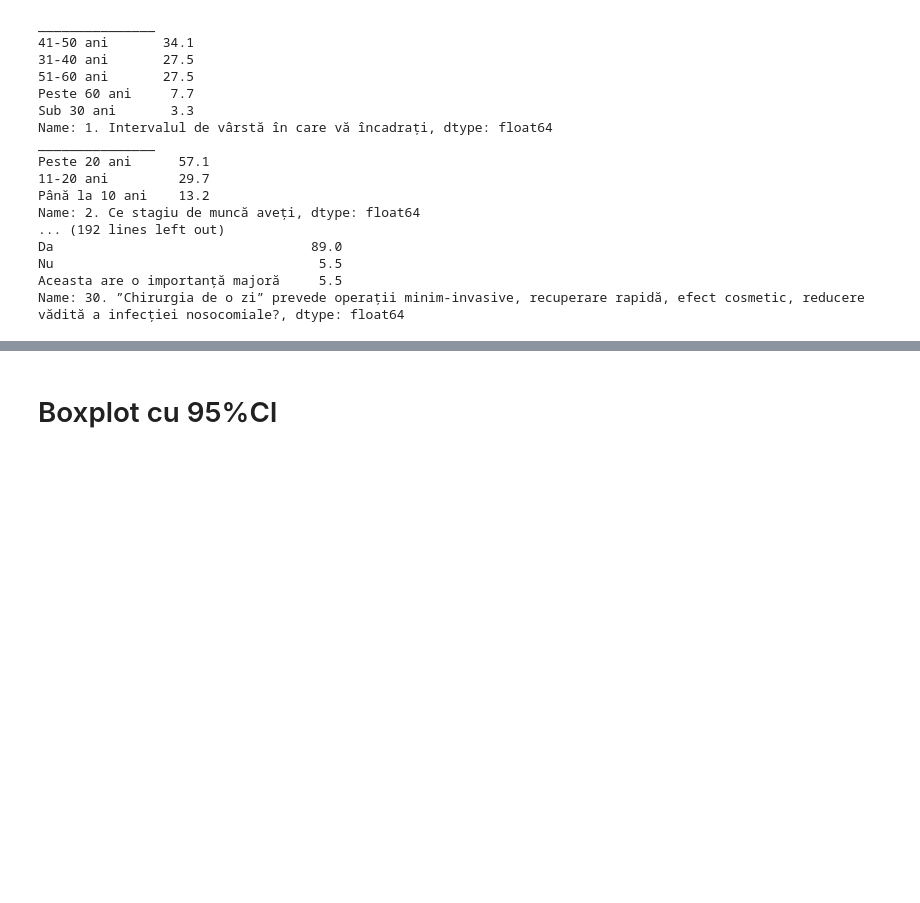
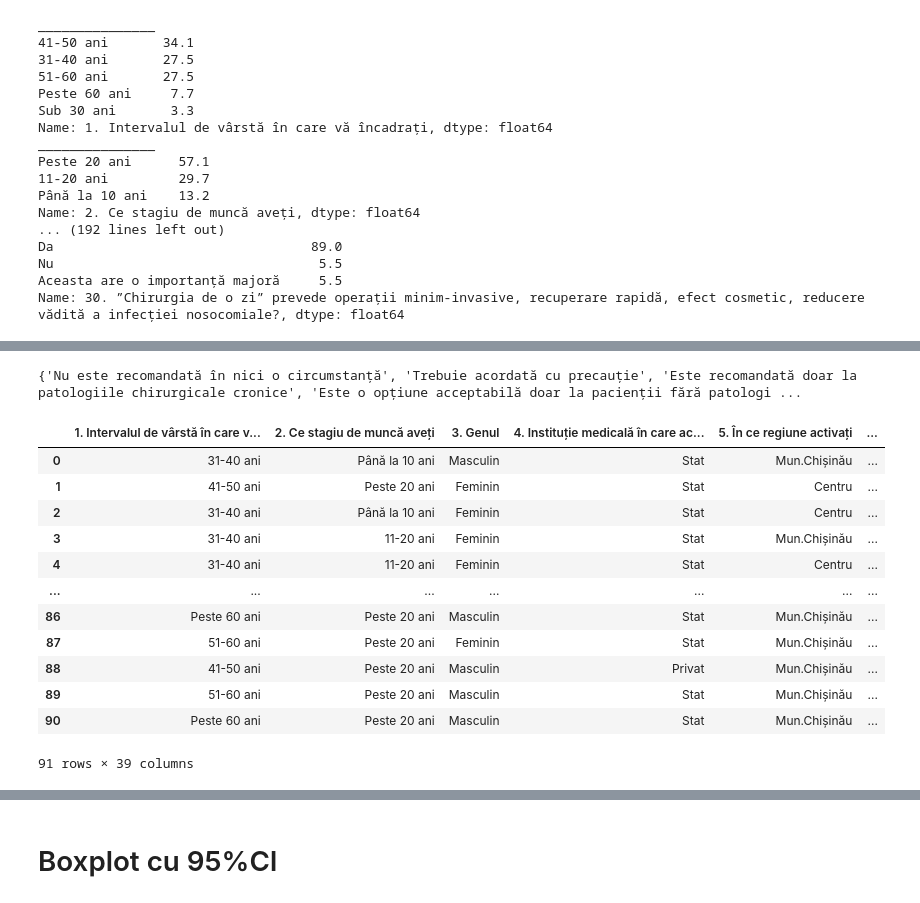
Before and after one commit to arnautoleg/Strajescu, a Jupyter notebook: Strajescu.ipynb, the cells around one changed output, grey strips where cells are left out. Saved outputs shown, nothing was run; the diff lists cells and outputs as text; code cells hidden in the pictures; blank space fills up the shorter version.

```diff
--- a/Strajescu.ipynb
+++ b/Strajescu.ipynb
@@ -93,3 +115,41 @@ Name:  8. Ce părere aveți despre chirurgia de o zi?\n(Selectați răspunsurile
+# %%
+
+import pandas as pd
+
+# Example DataFrame
+# data = {'values': [['a', 'b', 'c'], ['b', 'd', 'e'], ['a', 'c', 'f']]}
+# df = pd.DataFrame(data)
+
+# Extract unique elements
+unique_elements = set()
+for sublist in df_sep['Părere']:
+    unique_elements.update(sublist)
+
+print(unique_elements)
+
+# Create new columns
+for element in unique_elements:
+    df[element] = df_sep['Părere'].apply(lambda x: 'Da' if element in x else 'Nu')
+
+# Drop the original 'values' column if needed
+df = df.drop(' 8. Ce părere aveți despre chirurgia de o zi?\n(Selectați răspunsurile care se aplică)', axis=1)
+
+df
+# %% [output]
+{'Nu este recomandată în nici o circumstanță', 'Trebuie acordată cu precauție', 'Este recomandată doar la patologiile chirurgicale cronice', 'Este o opțiune acceptabilă doar la pacienții fără patologi ...
+|  | 1. Intervalul de vârstă în care v... | 2. Ce stagiu de muncă aveți | 3. Genul | 4. Instituție medicală în care ac... | 5. În ce regiune activați | ... |
+| 0 | 31-40 ani | Până la 10 ani | Masculin | Stat | Mun.Chișinău | ... |
+| 1 | 41-50 ani | Peste 20 ani | Feminin | Stat | Centru | ... |
+| 2 | 31-40 ani | Până la 10 ani | Feminin | Stat | Centru | ... |
+| 3 | 31-40 ani | 11-20 ani | Feminin | Stat | Mun.Chișinău | ... |
+| 4 | 31-40 ani | 11-20 ani | Feminin | Stat | Centru | ... |
+| ... | ... | ... | ... | ... | ... | ... |
+| 86 | Peste 60 ani | Peste 20 ani | Masculin | Stat | Mun.Chișinău | ... |
+| 87 | 51-60 ani | Peste 20 ani | Feminin | Stat | Mun.Chișinău | ... |
+| 88 | 41-50 ani | Peste 20 ani | Masculin | Privat | Mun.Chișinău | ... |
+| 89 | 51-60 ani | Peste 20 ani | Masculin | Stat | Mun.Chișinău | ... |
+| 90 | Peste 60 ani | Peste 20 ani | Masculin | Stat | Mun.Chișinău | ... |
+91 rows × 39 columns
 # %%
 
 # 'Vârstă', 'Stagiu', 'Genul', 'Instituție_tip', 'Regiune', 'Atitudine',
```
Also changed, not shown: parts of 13 cells of this notebook.
